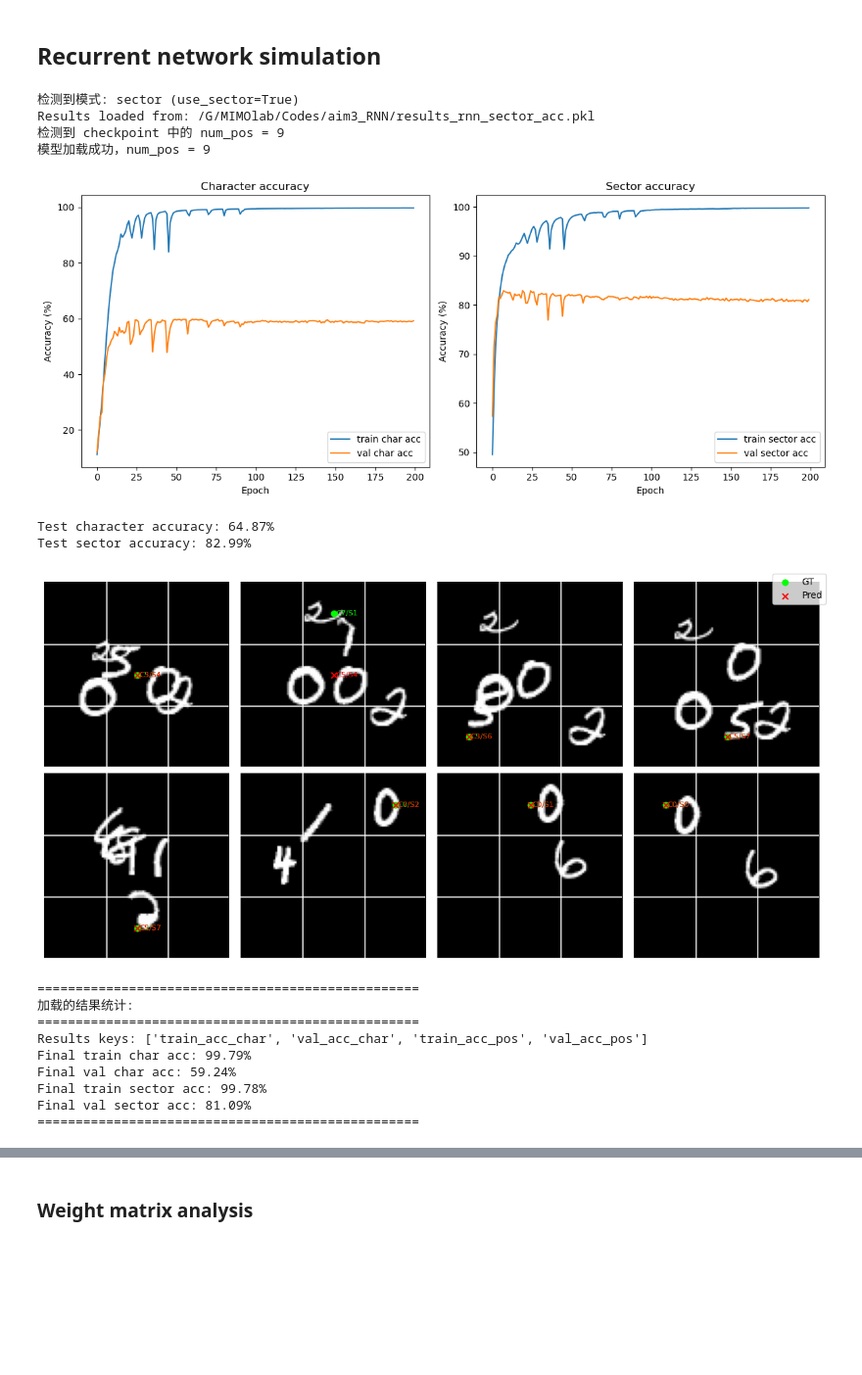
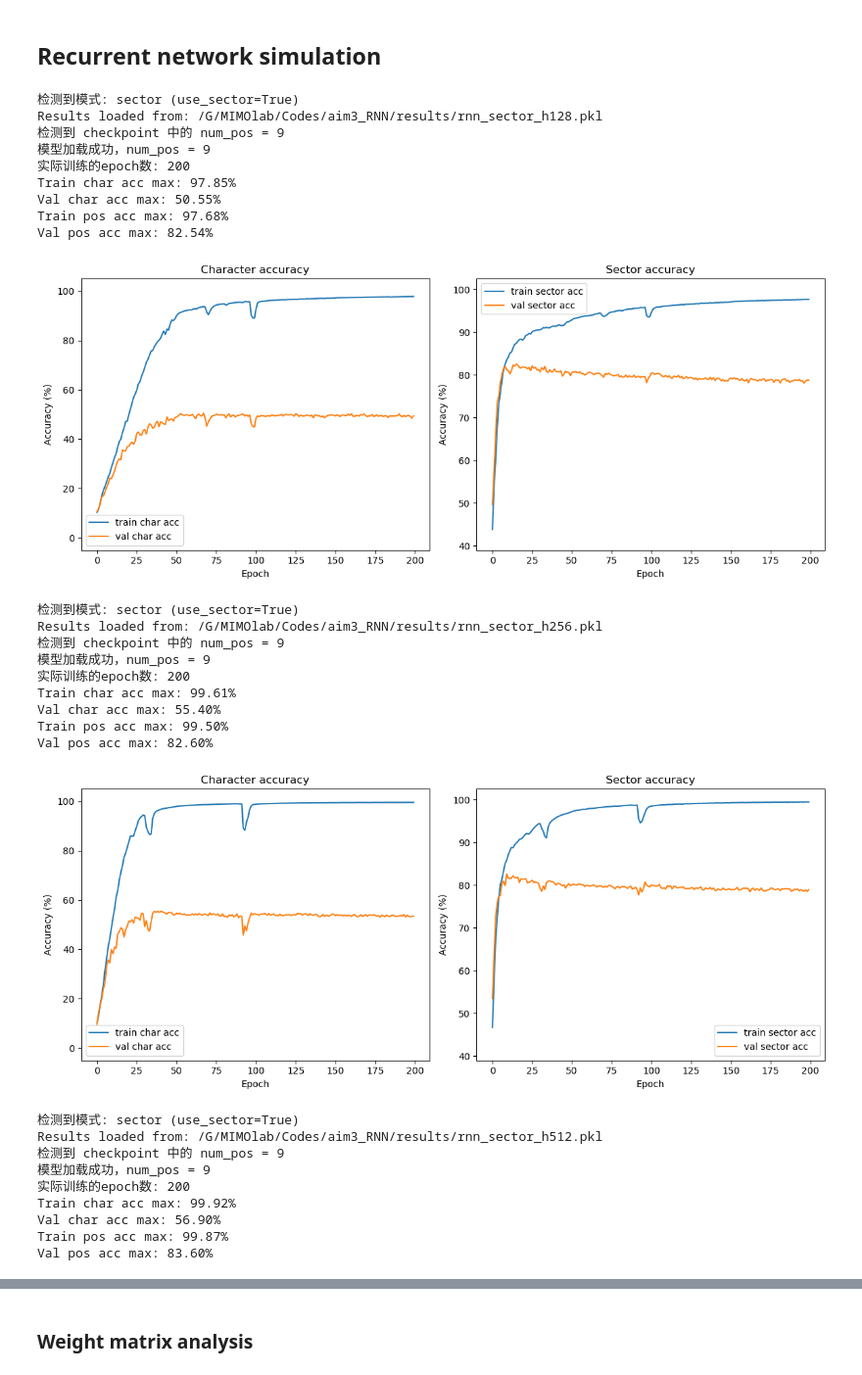
Before and after one commit to jingchengsimon/FAW_RNN, a Jupyter notebook: notebooks/RecurrentNetwork.ipynb, the cells around one changed output, grey strips where cells are left out. Shown at 98% size. Drawn from its saved outputs; the diff is of its cells as text; code cells hidden in the pictures; blank space fills up the shorter version.

```diff
--- a/notebooks/RecurrentNetwork.ipynb
+++ b/notebooks/RecurrentNetwork.ipynb
@@ -367,23 +449,37 @@ test_dl_sector = DataLoader(test_ds_sector, batch_size=8, shuffle=False)
 test_ds_coord = MC_RNN_Dataset(stims_test, lbls_test, use_sector=False)
 test_dl_coord = DataLoader(test_ds_coord, batch_size=8, shuffle=False)
 # %%
-results_path = "/G/MIMOlab/Codes/aim3_RNN/results_rnn_sector_acc.pkl"
-results_rnn, model_rnn = load_and_visualize_model(results_path, num_vis=8)
+for hidden_size in [128, 256, 512]:
+    results_path = f"/G/MIMOlab/Codes/aim3_RNN/results/rnn_sector_h{hidden_size}.pkl"
+    results_rnn, model_rnn = load_and_visualize_model(results_path, num_vis=8,
+                                                    hidden_size=hidden_size, show_test_results=False)
 # %% [output]
 检测到模式: sector (use_sector=True)
-Results loaded from: /G/MIMOlab/Codes/aim3_RNN/results_rnn_sector_acc.pkl
+Results loaded from: /G/MIMOlab/Codes/aim3_RNN/results/rnn_sector_h128.pkl
 检测到 checkpoint 中的 num_pos = 9
 模型加载成功，num_pos = 9
+实际训练的epoch数: 200
+Train char acc max: 97.85%
+Val char acc max: 50.55%
+Train pos acc max: 97.68%
+Val pos acc max: 82.54%
-[figure, old version]
+[figure, new version]
-Test character accuracy: 64.87%
-Test sector accuracy: 82.99%
+检测到模式: sector (use_sector=True)
+Results loaded from: /G/MIMOlab/Codes/aim3_RNN/results/rnn_sector_h256.pkl
+检测到 checkpoint 中的 num_pos = 9
+模型加载成功，num_pos = 9
+实际训练的epoch数: 200
+Train char acc max: 99.61%
+Val char acc max: 55.40%
+Train pos acc max: 99.50%
+Val pos acc max: 82.60%
-[figure, old version]
+[figure, new version]
-==================================================
-加载的结果统计:
-==================================================
-Results keys: ['train_acc_char', 'val_acc_char', 'train_acc_pos', 'val_acc_pos']
-Final train char acc: 99.79%
-Final val char acc: 59.24%
-Final train sector acc: 99.78%
-Final val sector acc: 81.09%
-==================================================
+检测到模式: sector (use_sector=True)
+Results loaded from: /G/MIMOlab/Codes/aim3_RNN/results/rnn_sector_h512.pkl
+检测到 checkpoint 中的 num_pos = 9
+模型加载成功，num_pos = 9
+实际训练的epoch数: 200
+Train char acc max: 99.92%
+Val char acc max: 56.90%
+Train pos acc max: 99.87%
+Val pos acc max: 83.60%
```
Also changed, not shown: parts of 7 cells of this notebook, 25 other files.
